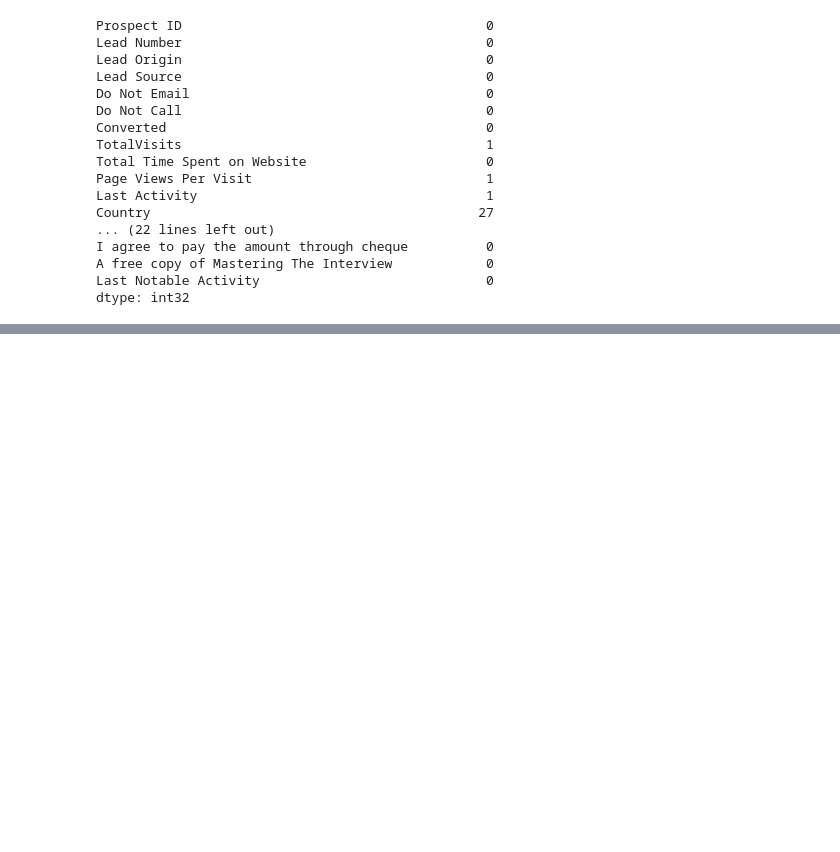
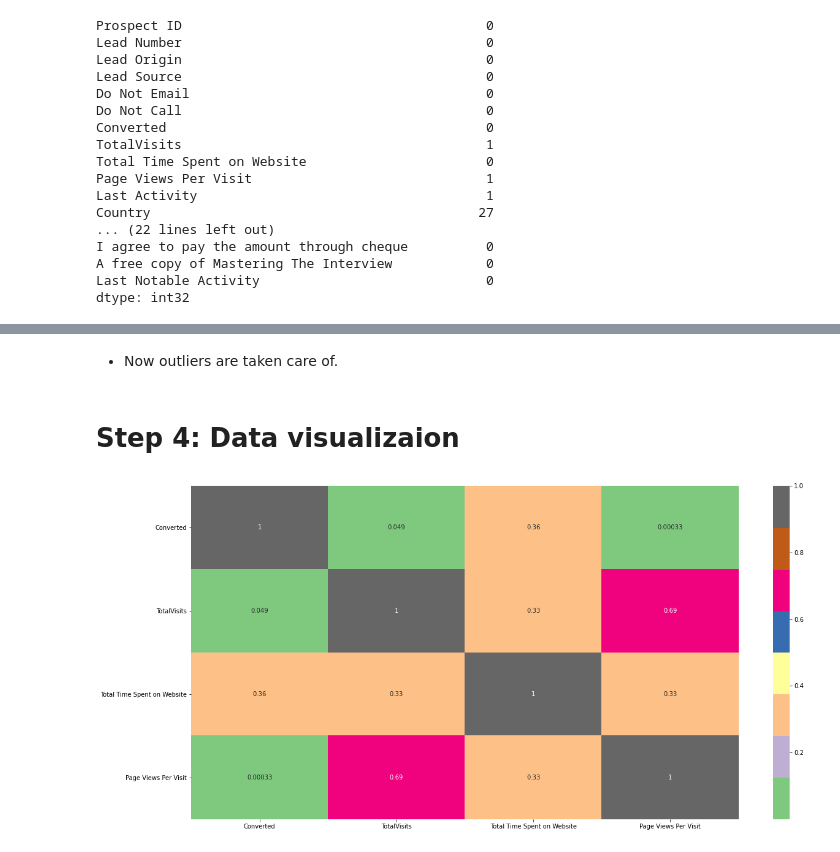
Before and after one commit to pinnamaneni2005/Lead-Scoring, a Jupyter notebook: LeadScoringAssignment.ipynb, the cells around one changed output, grey strips where cells are left out. Drawn from its saved outputs; the diff is of its cells as text; code cells hidden in the pictures; blank space fills up the shorter version.

```diff
--- a/LeadScoringAssignment.ipynb
+++ b/LeadScoringAssignment.ipynb
@@ -155,0 +472,10 @@ dtype: int32
+# %% [markdown]
+- Now outliers are taken care of.
+# %% [markdown]
+# Step 4: Data visualizaion
+# %%
+plt.figure(figsize = (20,10))
+sns.heatmap(leads.corr(),annot = True,cmap='Accent')
+plt.show()
+# %% [output]
+[figure, added]
```
Also changed, not shown: parts of 210 cells of this notebook.
